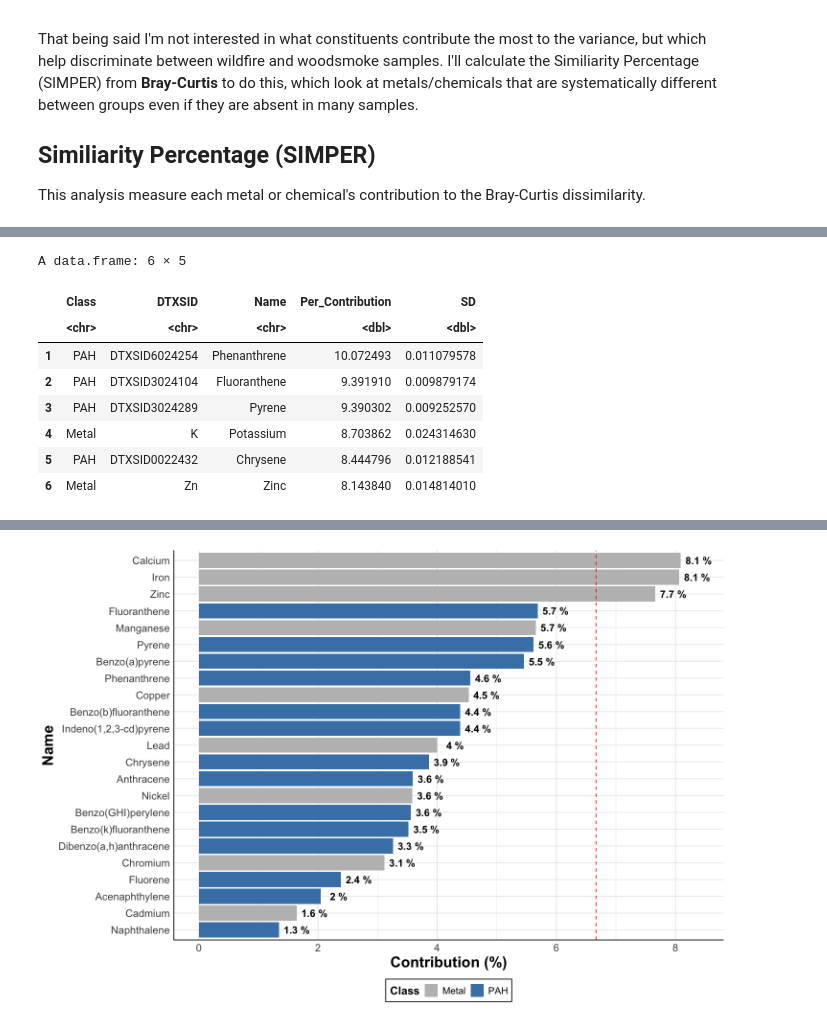
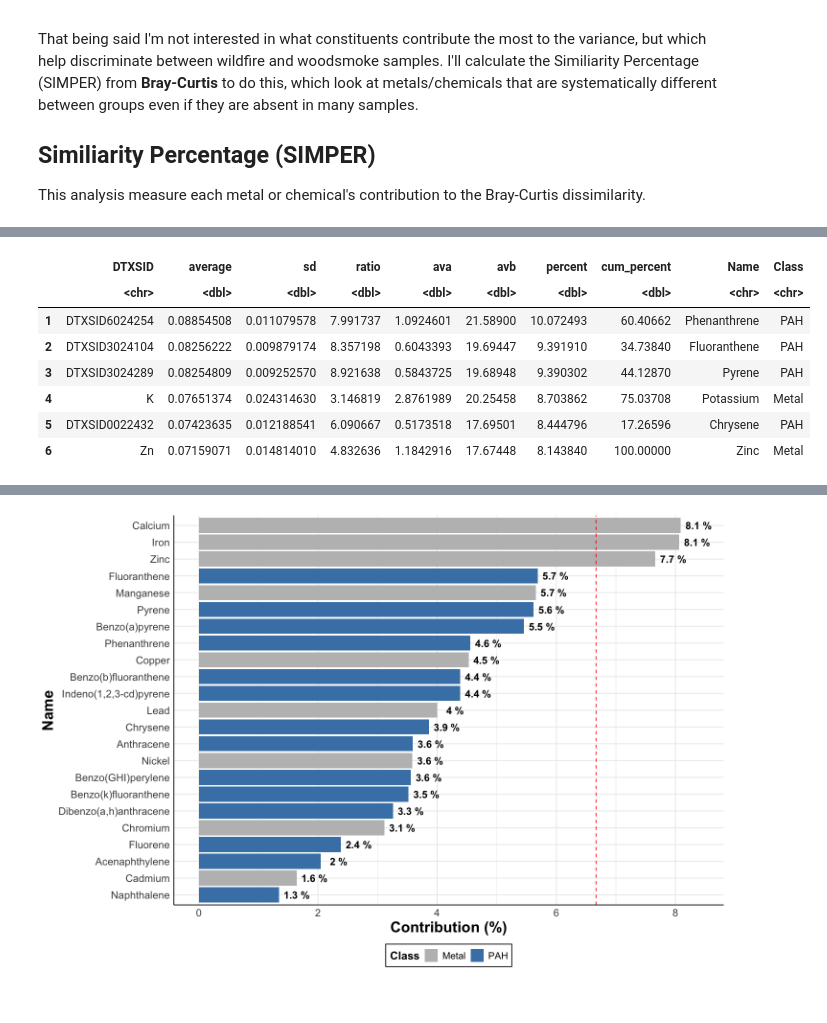
Before and after one commit to UNC-CEMALB/P1015.-Wildfire_Suffcient_Similiarity, a Jupyter notebook: 2. Cluster Analysis/PCoA.ipynb, the cells around one changed output, grey strips where cells are left out. Cells and saved outputs as stored; diff of their text form; code cells hidden in the pictures.

```diff
--- a/2. Cluster Analysis/PCoA.ipynb
+++ b/2. Cluster Analysis/PCoA.ipynb
@@ -288,19 +284,3 @@ weight_pca_figure = ggplot() +
 weight_pca_figure
 # %% [output]
 [figure]
-# %%
-set.seed(123)
-
-#per_vol_df$Sample <- factor(wide$Sample, levels = c("WS", "WF"))
-wide <- per_vol_df #%>% arrange(Study_Sample_ID)
-
-X <- per_vol_df %>%
-  select(-Sample) %>%
-  as.data.frame()
-
-X <- X[, sort(colnames(X))]
-X[is.na(X)] <- 0
-
-simp <- simper(X, group = wide$Sample, permutations = 999)
-comparison = names(simp)[1]
-obj_simper = simp$`WS_WF`
@@ -360,21 +330,40 @@ full_simper_results = function(metric_df, names_df, comparison){
     # SIMPER
     first_simper = simper(new_metric_df, metric_df$Sample, permutations = 99)
     comparison = names(first_simper)[1]
-    obj_simper = first_simper[[comparison]]
+    obj = first_simper[[comparison]]
 
-    # getting sd
-    std_dev_df = data.frame(SD = obj_simper$sd) %>%
-        rownames_to_column('DTXSID')
+    # # getting sd
+    # std_dev_df = data.frame(SD = obj_simper$sd) %>%
+    #     rownames_to_column('DTXSID')
 
-    # getting avg contributions
-    avg_contributions_df = data.frame(Contribution = obj_simper$average) %>%
-        rownames_to_column('DTXSID') %>%
-        mutate(Per_Contribution = (Contribution/ sum(Contribution)) * 100) %>%
-        arrange(-Per_Contribution) %>%
-        inner_join(unique(names_df[,7:9])) %>%
-        inner_join(std_dev_df)
+    # # getting avg contributions
+    # avg_contributions_df = data.frame(Contribution = obj_simper$average,
+    #                                  SD = obj_simper$sd) %>%
+    #     rownames_to_column('DTXSID') %>%
+    #     mutate(Per_Contribution = (Contribution/ sum(Contribution)) * 100) %>%
+    #     arrange(-Per_Contribution) %>%
+    #     inner_join(unique(names_df[,7:9])) %>%
+    #     inner_join(std_dev_df)
 
-    return(avg_contributions_df[,c(4,1,5,3,6)])
+ dtxsids = rownames(data.frame(obj$average))
+  out <- data.frame(
+    DTXSID = dtxsids,
+    average = obj$average,
+    sd = obj$sd,
+    ratio = obj$ratio,
+    ava = obj$ava,
+    avb = obj$avb
+  ) %>%
+    mutate(
+      percent = average / sum(average, na.rm = TRUE) * 100,
+      cum_percent = cumsum(percent),
+      #comparison = comp
+    ) %>%
+    arrange(desc(percent)) %>%
+    left_join(names_df %>% distinct(DTXSID, Name, Class), by = "DTXSID")
+
+    #return(avg_contributions_df[,c(5,1,6,4,3)])
+    return(out)
 
 }
 
@@ -391,9 +377,8 @@ Joining with `by = join_by(DTXSID)`
-A data.frame: 6 × 5
-|  | Class | DTXSID | Name | Per_Contribution | SD |
-|  | <chr> | <chr> | <chr> | <dbl> | <dbl> |
-| 1 | PAH | DTXSID6024254 | Phenanthrene | 10.072493 | 0.011079578 |
-| 2 | PAH | DTXSID3024104 | Fluoranthene | 9.391910 | 0.009879174 |
-| 3 | PAH | DTXSID3024289 | Pyrene | 9.390302 | 0.009252570 |
-| 4 | Metal | K | Potassium | 8.703862 | 0.024314630 |
-| 5 | PAH | DTXSID0022432 | Chrysene | 8.444796 | 0.012188541 |
-| 6 | Metal | Zn | Zinc | 8.143840 | 0.014814010 |
+|  | DTXSID | average | sd | ratio | ava | avb | percent | cum_percent | Name | Class |
+|  | <chr> | <dbl> | <dbl> | <dbl> | <dbl> | <dbl> | <dbl> | <dbl> | <chr> | <chr> |
+| 1 | DTXSID6024254 | 0.08854508 | 0.011079578 | 7.991737 | 1.0924601 | 21.58900 | 10.072493 | 60.40662 | Phenanthrene | PAH |
+| 2 | DTXSID3024104 | 0.08256222 | 0.009879174 | 8.357198 | 0.6043393 | 19.69447 | 9.391910 | 34.73840 | Fluoranthene | PAH |
+| 3 | DTXSID3024289 | 0.08254809 | 0.009252570 | 8.921638 | 0.5843725 | 19.68948 | 9.390302 | 44.12870 | Pyrene | PAH |
+| 4 | K | 0.07651374 | 0.024314630 | 3.146819 | 2.8761989 | 20.25458 | 8.703862 | 75.03708 | Potassium | Metal |
+| 5 | DTXSID0022432 | 0.07423635 | 0.012188541 | 6.090667 | 0.5173518 | 17.69501 | 8.444796 | 17.26596 | Chrysene | PAH |
+| 6 | Zn | 0.07159071 | 0.014814010 | 4.832636 | 1.1842916 | 17.67448 | 8.143840 | 100.00000 | Zinc | Metal |
```
Also changed, not shown: parts of 10 cells of this notebook.
